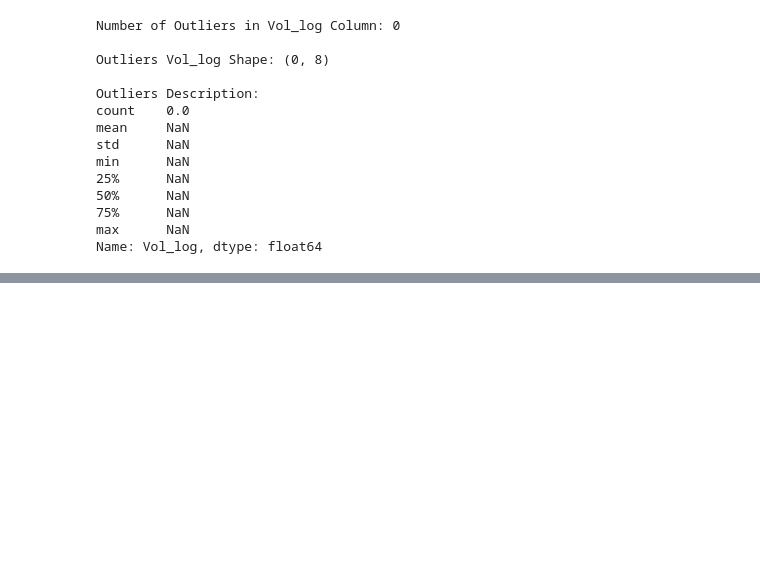
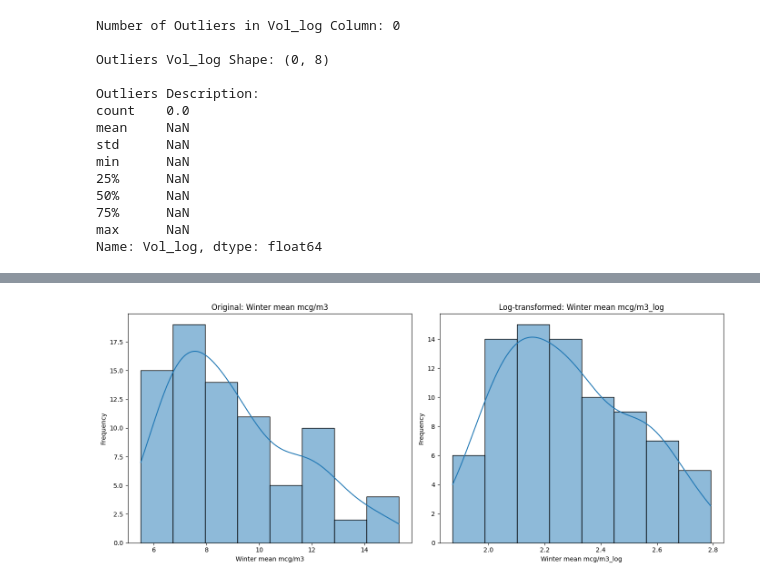
Before and after one commit to PonceEvelin/CS210_FinalProject, a Jupyter notebook: 01_data_cleaning.ipynb, the cells around one changed output, grey strips where cells are left out. Cells and saved outputs as stored; diff of their text form; code cells hidden in the pictures; blank space fills up the shorter version.

```diff
--- a/01_data_cleaning.ipynb
+++ b/01_data_cleaning.ipynb
@@ -276,0 +545,19 @@ traffic_df_cleaned.head()
+# %%
+# histogram comparison to visualize the effect of log transformation on the distribution of the winter mean mcg/m3 columns
+# original distribution for winter
+fig, axes = plt.subplots(1, 2, figsize=(14, 6))
+sns.histplot(fine_particles_df_cleaned['Winter mean mcg/m3'], kde=True, ax=axes[0])
+axes[0].set_title('Original: Winter mean mcg/m3')
+axes[0].set_xlabel('Winter mean mcg/m3')
+axes[0].set_ylabel('Frequency')
+
+# log-transformed distribution for winter
+sns.histplot(fine_particles_df_cleaned['Winter mean mcg/m3_log'], kde=True, ax=axes[1])
+axes[1].set_title('Log-transformed: Winter mean mcg/m3_log')
+axes[1].set_xlabel('Winter mean mcg/m3_log')
+axes[1].set_ylabel('Frequency')
+
+plt.tight_layout()
+plt.show()
+# %% [output]
+[figure, added]
```
Also changed, not shown: parts of 37 cells of this notebook.
